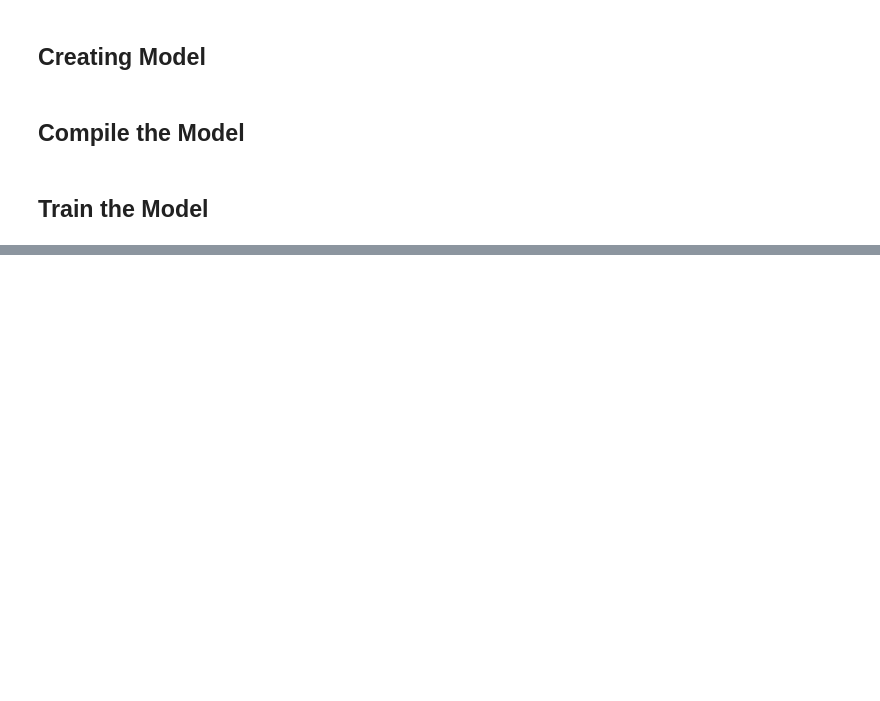
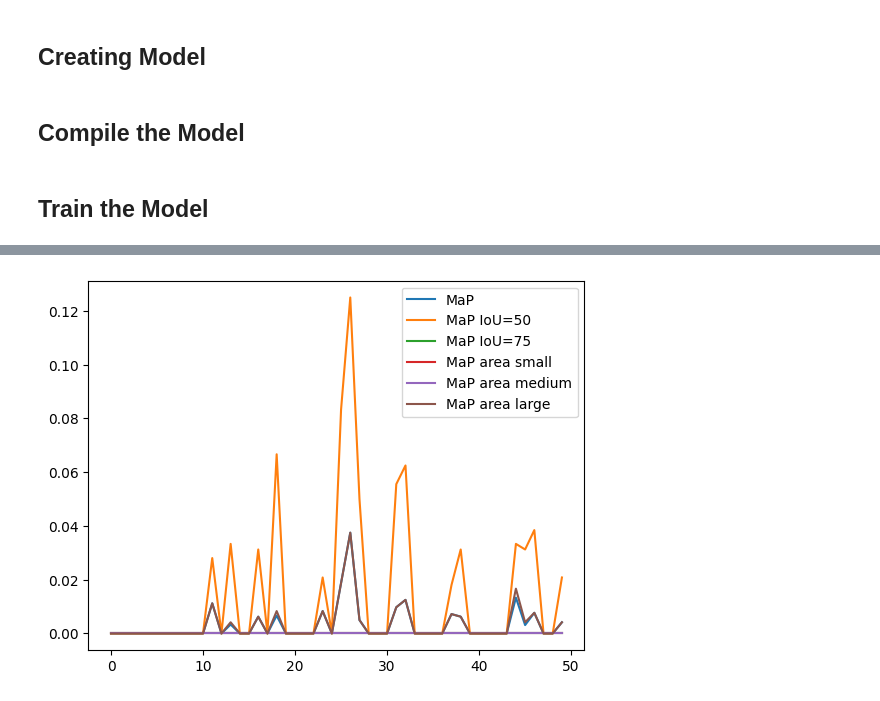
Before and after one commit to andreaallegr/TF-Yolo8, a Jupyter notebook: finetuning/TF_yolov8_finetuning_new.ipynb, the cells around one changed output, grey strips where cells are left out. Cells and saved outputs as stored; diff of their text form; code cells hidden in the pictures; blank space fills up the shorter version.

```diff
--- a/finetuning/TF_yolov8_finetuning_new.ipynb
+++ b/finetuning/TF_yolov8_finetuning_new.ipynb
@@ -226,7 +309,7 @@ yolo = keras_cv.models.YOLOV8Detector(
 # %% [markdown]
 ## Compile the Model
 # %%
-yolo.load_weights(MODEL_NAME + ".h5")
+#yolo.load_weights(MODEL_NAME + ".h5")
 # %%
 optimizer = tf.keras.optimizers.AdamW(
     learning_rate=LEARNING_RATE,
@@ -248,7 +327,7 @@ class EvaluateCOCOMetricsCallback(keras.callbacks.Callback):
         self.data = data
         self.metrics = keras_cv.metrics.BoxCOCOMetrics(
             bounding_box_format="xyxy",
-            evaluate_freq=1e9,
+            evaluate_freq=1 #1e9,
         )
 
         self.save_path = save_path
@@ -257,21 +336,29 @@ class EvaluateCOCOMetricsCallback(keras.callbacks.Callback):
 
     def on_epoch_end(self, epoch, logs):
         self.metrics.reset_state()
-        for batch in self.data:
+        example = self.data.shuffle(BATCH_SIZE).take(10)
+        for batch in example:
             images, y_true = batch[0], batch[1]
             y_pred = self.model.predict(images, verbose=0)
+            #y_pred = tf.RaggedTensor.from_tensor(y_pred)
+            #newb = y_true["boxes"]
+            #for b in newb:
+            #    b = tf.RaggedTensor.from_tensor(b)
+            #y_true["boxes"] = newb
+            #y_true["boxes"] = tf.reshape(y_true["boxes"], [-1])
+            #y_pred["boxes"] = tf.reshape(y_pred["boxes"], [-1])
             self.metrics.update_state(y_true, y_pred)
 
         metrics = self.metrics.result(force=True)
         logs.update(metrics)
 
-        #print(metrics)
-        current_map = metrics["MaP"]
+        current_map = logs["MaP"]
         #current_map = logs["val_loss"]
         if current_map > self.best_map:
             self.best_map = current_map
-            now = datetime.datetime.now()
-            #self.model.save(self.save_path + "-test"+ now.strftime("-%m%d%Y-%H%M%S") + ".h5")
-            self.model.save(self.save_path + ".h5")
+
+        now = datetime.datetime.now()
+        #self.model.save(self.save_path + "-test"+ now.strftime("-%m%d%Y-%H%M%S") + ".h5")
+        self.model.save(self.save_path + ".h5")
 
         return logs
@@ -286,13 +372,19 @@ tensorboard_callback = tf.keras.callbacks.TensorBoard(log_dir=log_dir)
 ## Train the Model
 # %%
 # definizione di due callback per migliorare l'addestramento
-#early_stopping = keras.callbacks.EarlyStopping(monitor="val_loss", patience=10)
-reduce_lr = keras.callbacks.ReduceLROnPlateau(monitor="val_loss", patience=5)
+early_stopping = keras.callbacks.EarlyStopping(monitor="MaP", patience=10, mode='max')
+reduce_lr = keras.callbacks.ReduceLROnPlateau(monitor="MaP", patience=5, mode='max')
+
+#coco_metrics_callback = keras_cv.callbacks.PyCOCOCallback(
+#    val_ds.take(2), bounding_box_format="xyxy"
+#)
 
 history = yolo.fit(
     train_ds,
     validation_data=val_ds,
     epochs=EPOCH,
     callbacks=[EvaluateCOCOMetricsCallback(val_ds, MODEL_NAME), tensorboard_callback, reduce_lr]#, early_stopping]
-    #callbacks=[EvaluateCOCOMetricsCallback(val_ds, MODEL_NAME), early_stopping]#, reduce_lr]
+    #callbacks=[EvaluateCOCOMetricsCallback(val_ds, MODEL_NAME), reduce_lr]#, early_stopping]
+    #callbacks=[coco_metrics_callback, tensorboard_callback, reduce_lr]#, early_stopping]
+    #callbacks=[coco_metrics_callback, reduce_lr]#, early_stopping]
 )
@@ -309,0 +432,11 @@ plt.show()
+# %%
+plt.plot(history.history['MaP'], label='MaP')
+plt.plot(history.history['MaP@[IoU=50]'], label='MaP IoU=50')
+plt.plot(history.history['MaP@[IoU=75]'], label='MaP IoU=75')
+plt.plot(history.history['MaP@[area=small]'], label='MaP area small')
+plt.plot(history.history['MaP@[area=medium]'], label='MaP area medium')
+plt.plot(history.history['MaP@[area=large]'], label='MaP area large')
+plt.legend(loc="upper right")
+plt.show()
+# %% [output]
+[figure, added]
```
Also changed, not shown: parts of 23 cells of this notebook.
